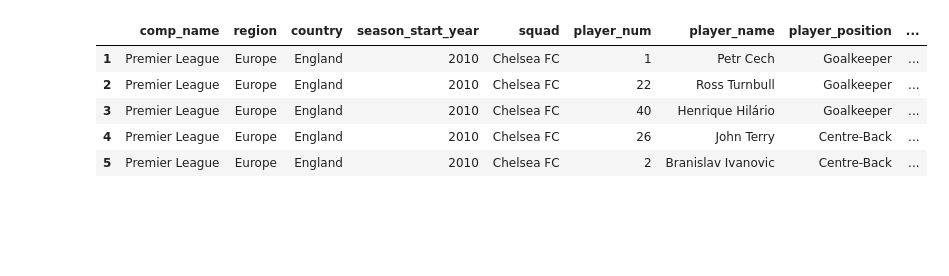
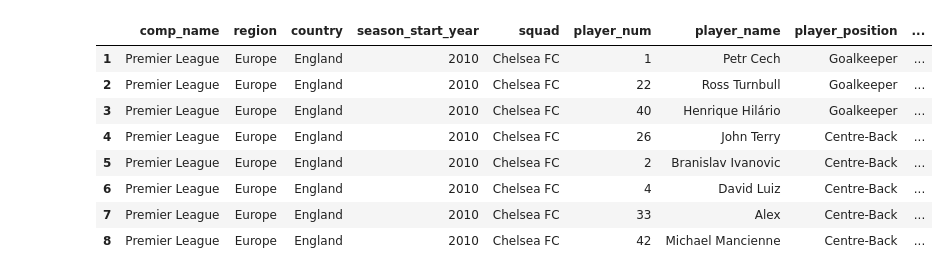
Before and after one commit to lyonjust/soccermatics, a Jupyter notebook: Assignment 2/get-transfermarkt-market-values.ipynb, the cells around one changed output. Saved outputs shown, nothing was run; the diff lists cells and outputs as text; code cells hidden in the pictures; blank space fills up the shorter version.

```diff
--- a/Assignment 2/get-transfermarkt-market-values.ipynb
+++ b/Assignment 2/get-transfermarkt-market-values.ipynb
@@ -15,17 +15,20 @@ SUMMER_2018_DATE = dt.date(2018, 6, 1)
 # %%
 # courtesy of https://twitter.com/johnspacemuller
 # https://docs.google.com/spreadsheets/d/1E8Vi4P1kl9P23uCLpYOWWY7caaQh3OZmWVD6nbSSH7Q/edit#gid=454711711
 
 df_transfermarkt_players = pd.read_csv('..\data\johnspacemuller\Transfermarkt Values 2010-2021 - tm_player_values_2010_to_2021.csv', index_col=0)
 df_transfermarkt_players['player_id'] = df_transfermarkt_players['player_url'].apply(lambda x: int(x[x.rindex('/') + 1:]))
-df_transfermarkt_players.head(5)
+df_transfermarkt_players.head(8)
 # %% [output]
 |  | comp_name | region | country | season_start_year | squad | player_num | player_name | player_position | ... |
 | 1 | Premier League | Europe | England | 2010 | Chelsea FC | 1 | Petr Cech | Goalkeeper | ... |
 | 2 | Premier League | Europe | England | 2010 | Chelsea FC | 22 | Ross Turnbull | Goalkeeper | ... |
 | 3 | Premier League | Europe | England | 2010 | Chelsea FC | 40 | Henrique Hilário | Goalkeeper | ... |
 | 4 | Premier League | Europe | England | 2010 | Chelsea FC | 26 | John Terry | Centre-Back | ... |
 | 5 | Premier League | Europe | England | 2010 | Chelsea FC | 2 | Branislav Ivanovic | Centre-Back | ... |
+| 6 | Premier League | Europe | England | 2010 | Chelsea FC | 4 | David Luiz | Centre-Back | ... |
+| 7 | Premier League | Europe | England | 2010 | Chelsea FC | 33 | Alex | Centre-Back | ... |
+| 8 | Premier League | Europe | England | 2010 | Chelsea FC | 42 | Michael Mancienne | Centre-Back | ... |
 # %%
 columns_to_keep = ['comp_name', 'season_start_year', 'squad',
        'player_num', 'player_name', 'player_position', 'player_dob',
```
Also changed, not shown: parts of 3 cells of this notebook.
